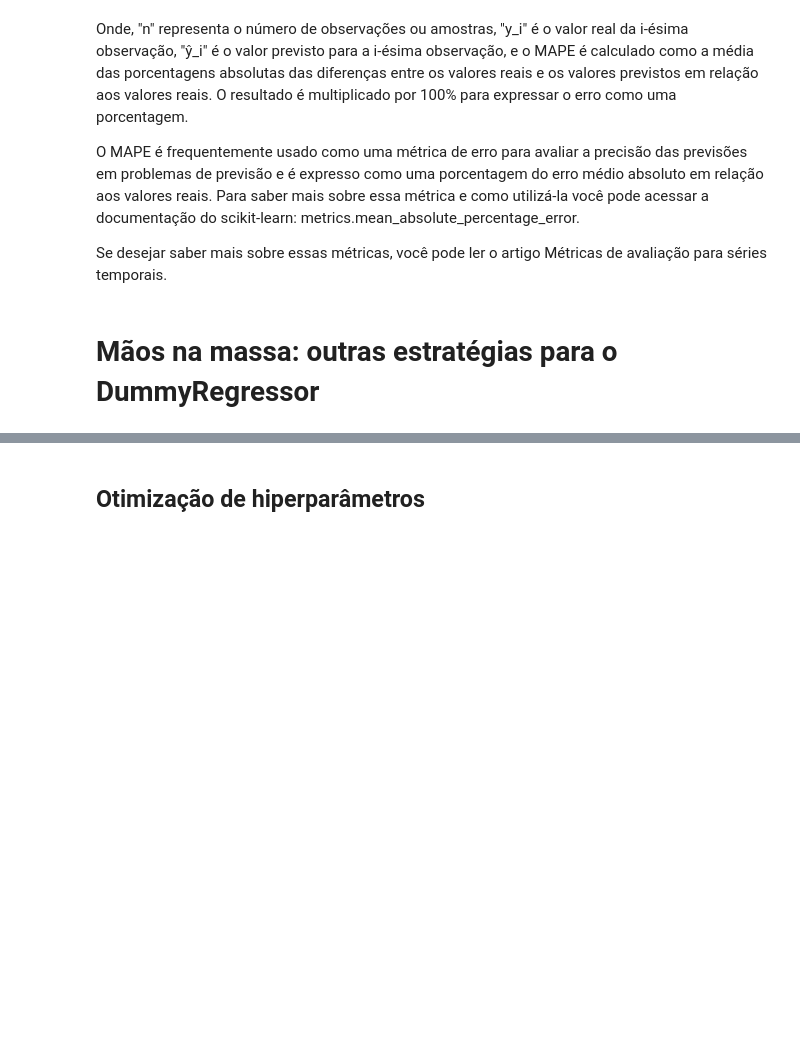
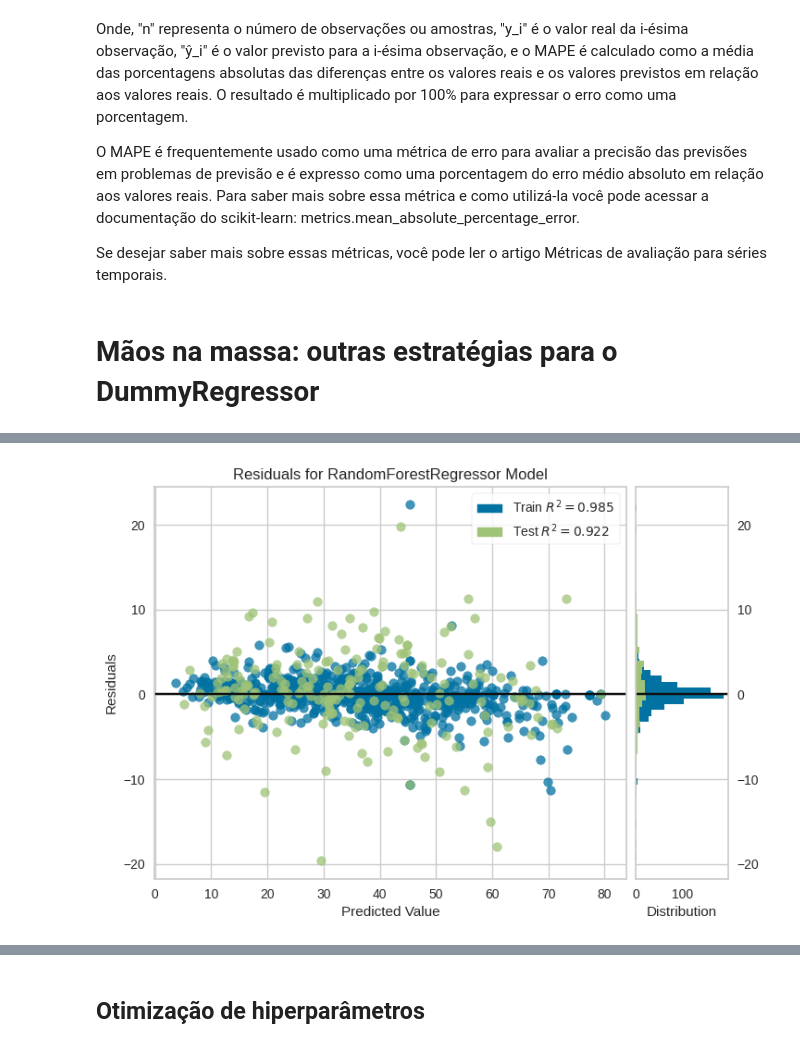
Before and after one commit to tluistorres/Cursos, a Jupyter notebook: curso_modelo_atraso_voo.ipynb, the cells around one changed output, grey strips where cells are left out. Drawn from its saved outputs; the diff is of its cells as text; code cells hidden in the pictures; blank space fills up the shorter version.

```diff
--- a/curso_modelo_atraso_voo.ipynb
+++ b/curso_modelo_atraso_voo.ipynb
@@ -1724,0 +1935,16 @@ calcular_metricas_regressao(y_test, y_pred_rf)
+# %%
+from sklearn.ensemble import RandomForestRegressor
+from sklearn.model_selection import train_test_split as tts
+
+from yellowbrick.datasets import load_concrete
+from yellowbrick.regressor import residuals_plot
+
+# Load the dataset and split into train/test splits
+X, y = load_concrete()
+
+X_train, X_test, y_train, y_test = tts(X, y, test_size=0.2, shuffle=True)
+
+# Create the visualizer, fit, score, and show it
+viz = residuals_plot(RandomForestRegressor(), X_train, y_train, X_test, y_test)
+# %% [output]
+[figure, added]
```
Also changed, not shown: parts of 169 cells of this notebook.
